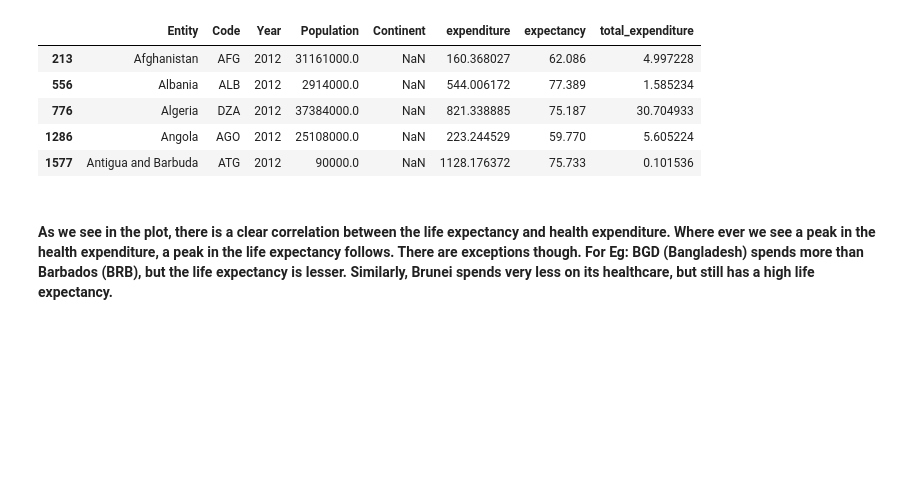
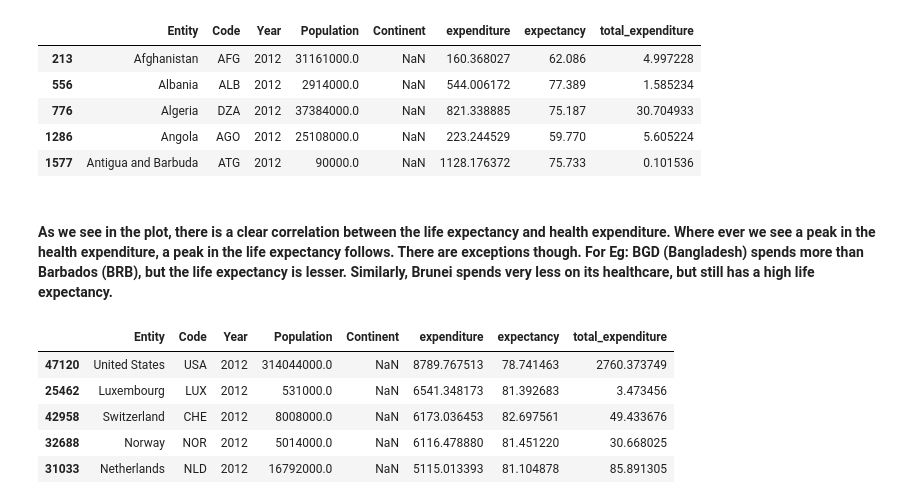
Before and after one commit to abhijeetknayak/Utilities, a Jupyter notebook: Data-Science/Country-Data/life-expectancy.ipynb, the cells around one changed output. Cells and saved outputs as stored; diff of their text form; code cells hidden in the pictures; blank space fills up the shorter version.

```diff
--- a/Data-Science/Country-Data/life-expectancy.ipynb
+++ b/Data-Science/Country-Data/life-expectancy.ipynb
@@ -111,3 +111,14 @@ plot_data.head()
 | 1577 | Antigua and Barbuda | ATG | 2012 | 90000.0 | NaN | 1128.176372 | 75.733 | 0.101536 |
 # %% [markdown]
 #### As we see in the plot, there is a clear correlation between the life expectancy and health expenditure. Where ever we see a peak in the health expenditure, a peak in the life expectancy follows. There are exceptions though. For Eg: BGD (Bangladesh) spends more than Barbados (BRB), but the life expectancy is lesser. Similarly, Brunei spends very less on its healthcare, but still has a high life expectancy.
+# %%
+# Now Lets see if we can make a more meaningful plot
+plot_data.sort_values(by=['expenditure'], ascending=False, inplace=True)
+plot_data.head()
+# %% [output]
+|  | Entity | Code | Year | Population | Continent | expenditure | expectancy | total_expenditure |
+| 47120 | United States | USA | 2012 | 314044000.0 | NaN | 8789.767513 | 78.741463 | 2760.373749 |
+| 25462 | Luxembourg | LUX | 2012 | 531000.0 | NaN | 6541.348173 | 81.392683 | 3.473456 |
+| 42958 | Switzerland | CHE | 2012 | 8008000.0 | NaN | 6173.036453 | 82.697561 | 49.433676 |
+| 32688 | Norway | NOR | 2012 | 5014000.0 | NaN | 6116.478880 | 81.451220 | 30.668025 |
+| 31033 | Netherlands | NLD | 2012 | 16792000.0 | NaN | 5115.013393 | 81.104878 | 85.891305 |
```
Also changed, not shown: parts of 2 cells of this notebook.
